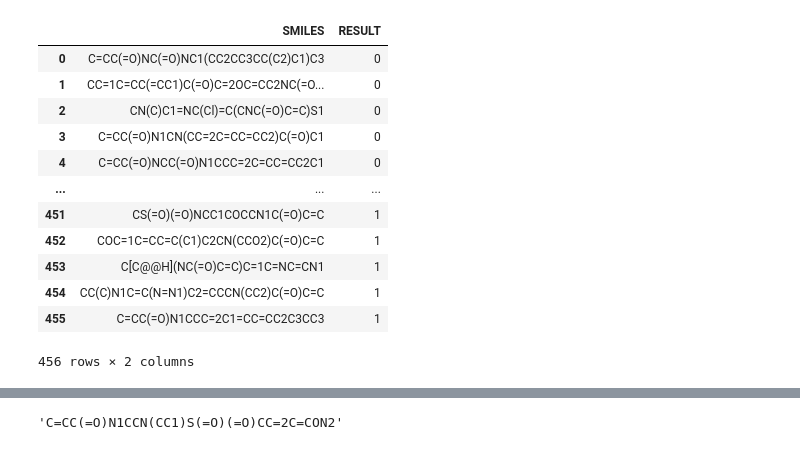
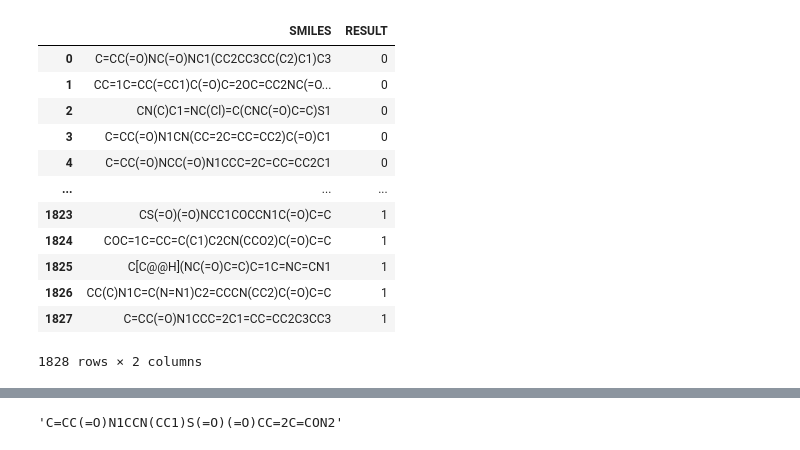
Before and after one commit to bmosavati/AI-Powered-Platform-Drug-Discovery, a Jupyter notebook: Nsp15-Inhibitors-Predictor.ipynb, the cells around one changed output, grey strips where cells are left out. Drawn from its saved outputs; the diff is of its cells as text; code cells hidden in the pictures.

```diff
--- a/Nsp15-Inhibitors-Predictor.ipynb
+++ b/Nsp15-Inhibitors-Predictor.ipynb
@@ -2,22 +2,22 @@
 import pandas as pd
 import numpy as np
 # %%
-sol=pd.read_csv('SMILES-DATA - equal.csv')
+sol=pd.read_csv('SMILES-DATA.csv')
 sol
 # %% [output]
 |  | SMILES | RESULT |
 | 0 | C=CC(=O)NC(=O)NC1(CC2CC3CC(C2)C1)C3 | 0 |
 | 1 | CC=1C=CC(=CC1)C(=O)C=2OC=CC2NC(=O... | 0 |
 | 2 | CN(C)C1=NC(Cl)=C(CNC(=O)C=C)S1 | 0 |
 | 3 | C=CC(=O)N1CN(CC=2C=CC=CC2)C(=O)C1 | 0 |
 | 4 | C=CC(=O)NCC(=O)N1CCC=2C=CC=CC2C1 | 0 |
 | ... | ... | ... |
-| 451 | CS(=O)(=O)NCC1COCCN1C(=O)C=C | 1 |
-| 452 | COC=1C=CC=C(C1)C2CN(CCO2)C(=O)C=C | 1 |
-| 453 | C[C@@H](NC(=O)C=C)C=1C=NC=CN1 | 1 |
-| 454 | CC(C)N1C=C(N=N1)C2=CCCN(CC2)C(=O)C=C | 1 |
-| 455 | C=CC(=O)N1CCC=2C1=CC=CC2C3CC3 | 1 |
+| 1823 | CS(=O)(=O)NCC1COCCN1C(=O)C=C | 1 |
+| 1824 | COC=1C=CC=C(C1)C2CN(CCO2)C(=O)C=C | 1 |
+| 1825 | C[C@@H](NC(=O)C=C)C=1C=NC=CN1 | 1 |
+| 1826 | CC(C)N1C=C(N=N1)C2=CCCN(CC2)C(=O)C=C | 1 |
+| 1827 | C=CC(=O)N1CCC=2C1=CC=CC2C3CC3 | 1 |
-456 rows × 2 columns
+1828 rows × 2 columns
 # %%
 sol.SMILES
 # %% [output]
```
Also changed, not shown: parts of 9 cells of this notebook.
